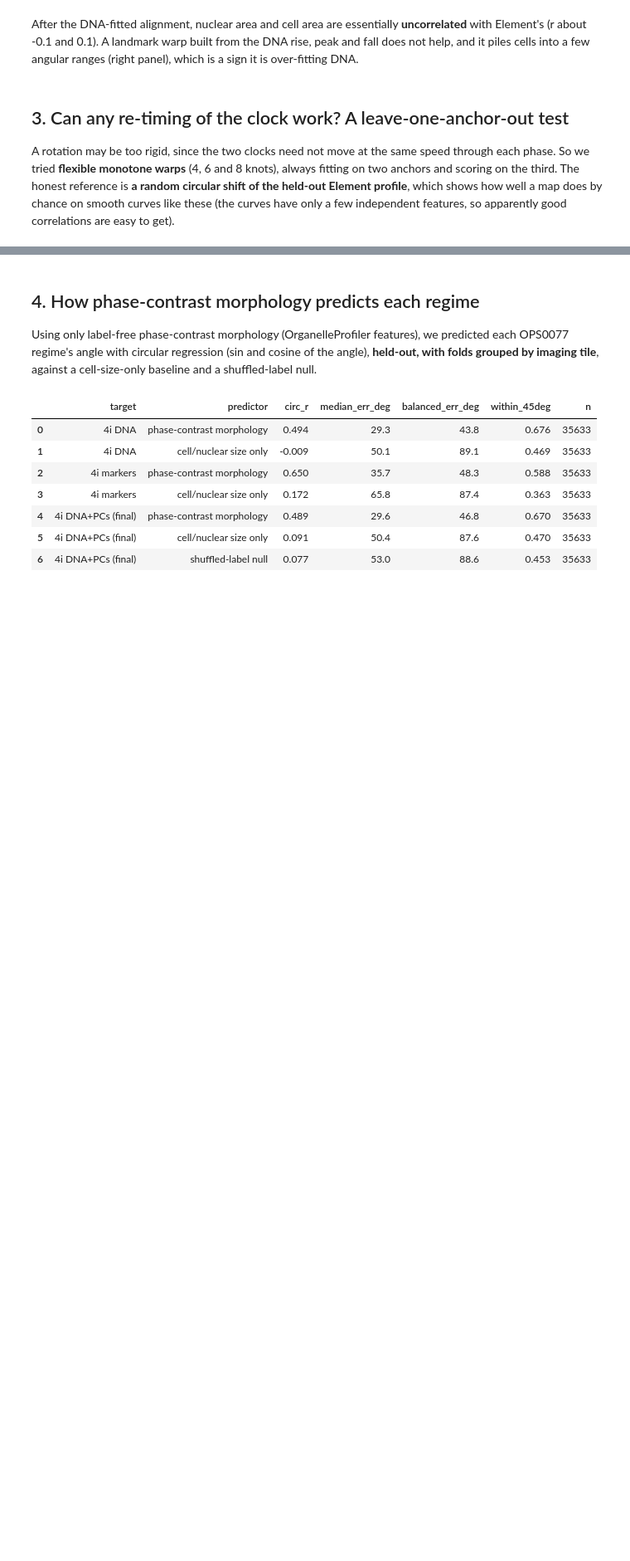
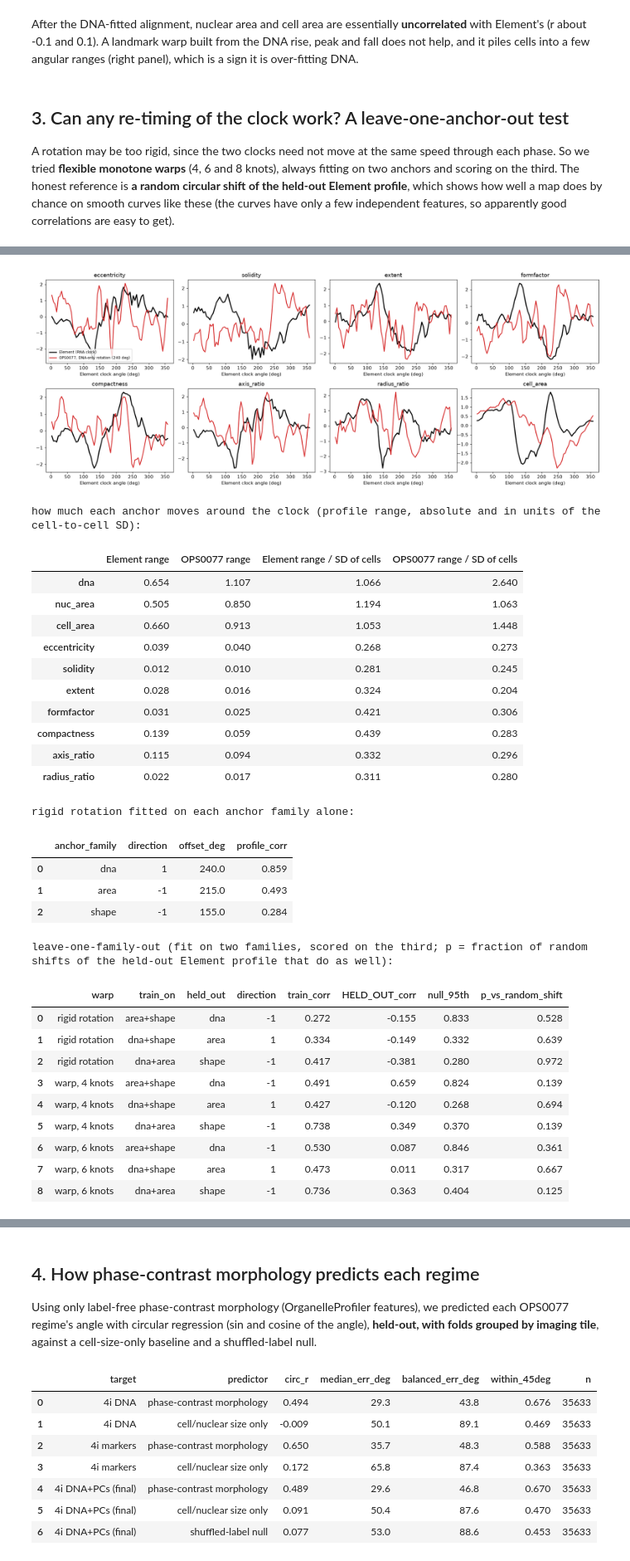
Before and after one commit to talha1369/cytodata-altair-crossmodal, a Jupyter notebook: align_cell_cycle_regimes.ipynb, the cells around one changed output, grey strips where cells are left out. Shown at 83% size. Cells and saved outputs as stored; diff of their text form; code cells hidden in the pictures; blank space fills up the shorter version.

Commit message:
Alignment notebook: shared cell-shape anchors do not rescue the cross-dataset alignment; propose DNA-content classes as the common currency

```diff
--- a/align_cell_cycle_regimes.ipynb
+++ b/align_cell_cycle_regimes.ipynb
@@ -170,0 +177,38 @@ clocks run. Training correlations (0.7 to 0.95) are far above the held-out ones,
+# %%
+display(Image(filename=find('cc_align_8_shape_anchors.png')))
+print('how much each anchor moves around the clock (profile range, absolute and in units of the cell-to-cell SD):')
+display(pd.read_csv(find('cc_shape_anchor_amplitude.csv'), index_col=0))
+print('rigid rotation fitted on each anchor family alone:')
+display(pd.read_csv(find('cc_shape_anchor_family_rigid.csv')))
+print('leave-one-family-out (fit on two families, scored on the third; p = fraction of random shifts of the held-out Element profile that do as well):')
+pd.read_csv(find('cc_shape_anchor_leave_family_out.csv'))
+# %% [output]
+[figure, added]
+how much each anchor moves around the clock (profile range, absolute and in units of the cell-to-cell SD):
+|  | Element range | OPS0077 range | Element range / SD of cells | OPS0077 range / SD of cells |
+| dna | 0.654 | 1.107 | 1.066 | 2.640 |
+| nuc_area | 0.505 | 0.850 | 1.194 | 1.063 |
+| cell_area | 0.660 | 0.913 | 1.053 | 1.448 |
+| eccentricity | 0.039 | 0.040 | 0.268 | 0.273 |
+| solidity | 0.012 | 0.010 | 0.281 | 0.245 |
+| extent | 0.028 | 0.016 | 0.324 | 0.204 |
+| formfactor | 0.031 | 0.025 | 0.421 | 0.306 |
+| compactness | 0.139 | 0.059 | 0.439 | 0.283 |
+| axis_ratio | 0.115 | 0.094 | 0.332 | 0.296 |
+| radius_ratio | 0.022 | 0.017 | 0.311 | 0.280 |
+rigid rotation fitted on each anchor family alone:
+|  | anchor_family | direction | offset_deg | profile_corr |
+| 0 | dna | 1 | 240.0 | 0.859 |
+| 1 | area | -1 | 215.0 | 0.493 |
+| 2 | shape | -1 | 155.0 | 0.284 |
+leave-one-family-out (fit on two families, scored on the third; p = fraction of random shifts of the held-out Element profile that do as well):
+|  | warp | train_on | held_out | direction | train_corr | HELD_OUT_corr | null_95th | p_vs_random_shift |
+| 0 | rigid rotation | area+shape | dna | -1 | 0.272 | -0.155 | 0.833 | 0.528 |
+| 1 | rigid rotation | dna+shape | area | 1 | 0.334 | -0.149 | 0.332 | 0.639 |
+| 2 | rigid rotation | dna+area | shape | -1 | 0.417 | -0.381 | 0.280 | 0.972 |
+| 3 | warp, 4 knots | area+shape | dna | -1 | 0.491 | 0.659 | 0.824 | 0.139 |
+| 4 | warp, 4 knots | dna+shape | area | 1 | 0.427 | -0.120 | 0.268 | 0.694 |
+| 5 | warp, 4 knots | dna+area | shape | -1 | 0.738 | 0.349 | 0.370 | 0.139 |
+| 6 | warp, 6 knots | area+shape | dna | -1 | 0.530 | 0.087 | 0.846 | 0.361 |
+| 7 | warp, 6 knots | dna+shape | area | 1 | 0.473 | 0.011 | 0.317 | 0.667 |
+| 8 | warp, 6 knots | dna+area | shape | -1 | 0.736 | 0.363 | 0.404 | 0.125 |
```
Also changed, not shown: parts of 4 cells of this notebook, 7 other files.
